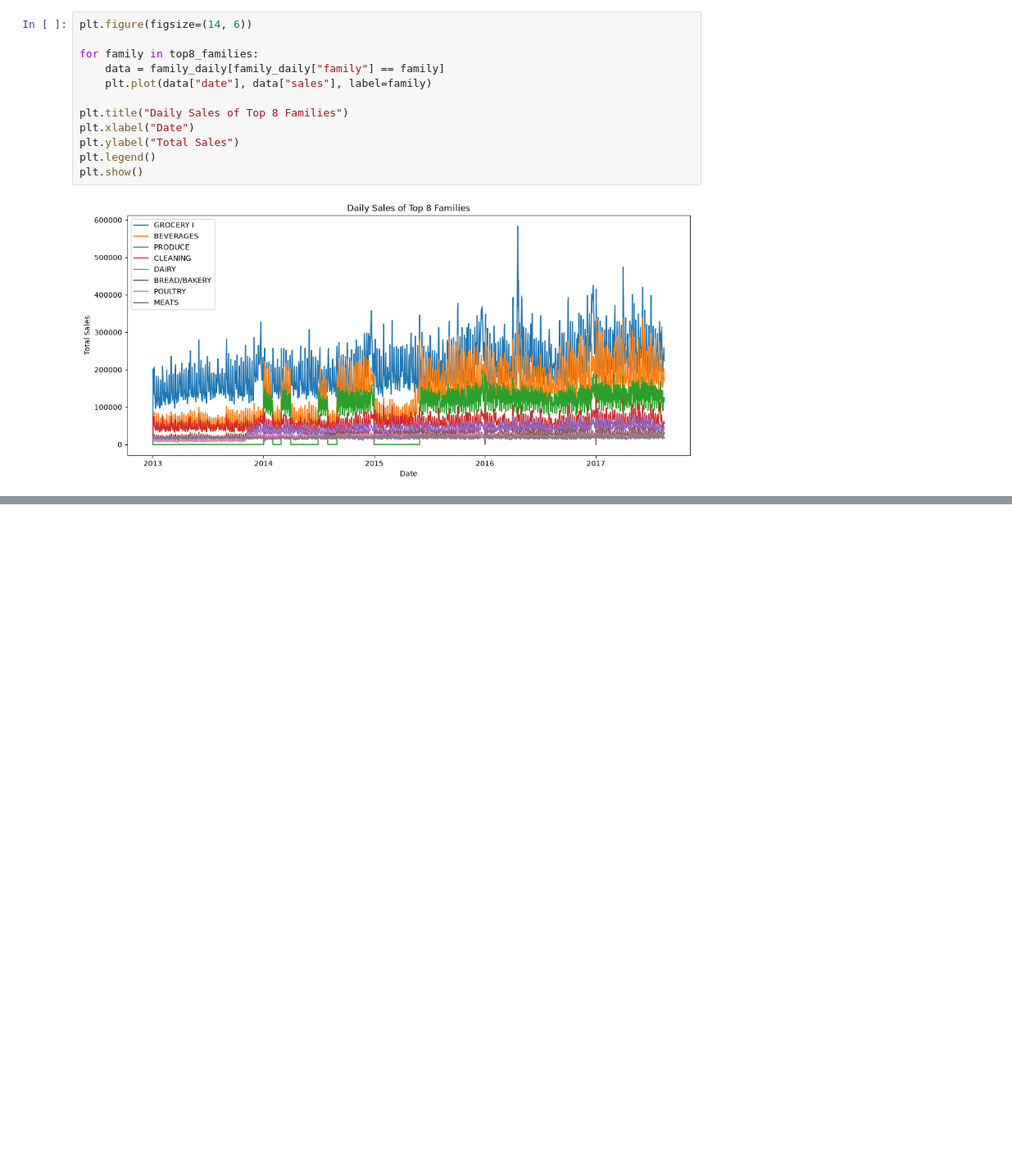
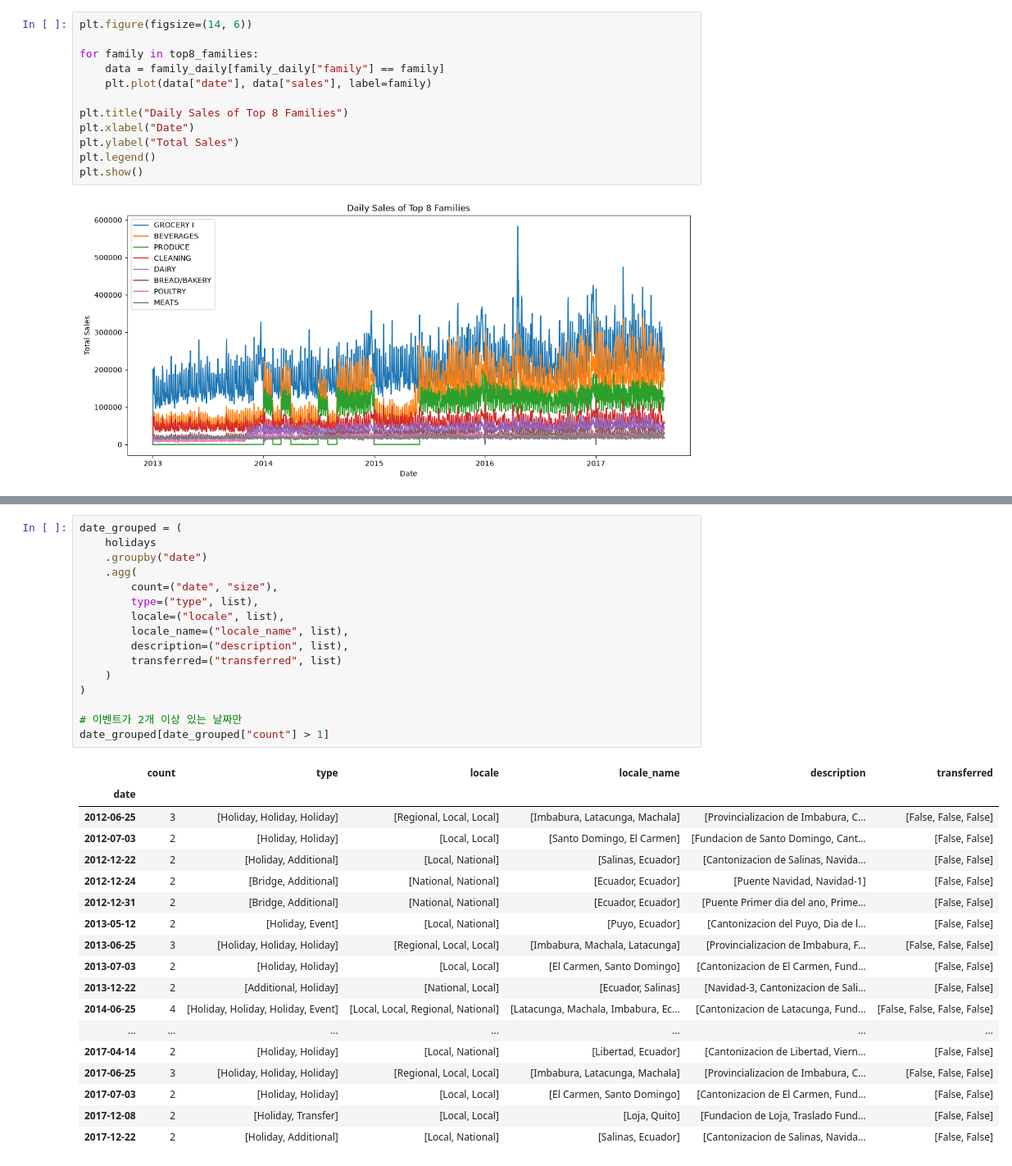
Before and after one commit to yhg365fia/Store-Sales-ML, a Jupyter notebook: notebook/01_eda.ipynb, the cells around one changed output, grey strips where cells are left out. Shown at 82% size. Drawn from its saved outputs; the diff is of its cells as text; blank space fills up the shorter version.

```diff
--- a/notebook/01_eda.ipynb
+++ b/notebook/01_eda.ipynb
@@ -294,0 +523,35 @@ plt.show()
+# %%
+date_grouped = (
+    holidays
+    .groupby("date")
+    .agg(
+        count=("date", "size"),
+        type=("type", list),
+        locale=("locale", list),
+        locale_name=("locale_name", list),
+        description=("description", list),
+        transferred=("transferred", list)
+    )
+)
+
+# 이벤트가 2개 이상 있는 날짜만
+date_grouped[date_grouped["count"] > 1]
+# %% [output]
+|  | count | type | locale | locale_name | description | transferred |
+| date |  |  |  |  |  |  |
+| 2012-06-25 | 3 | [Holiday, Holiday, Holiday] | [Regional, Local, Local] | [Imbabura, Latacunga, Machala] | [Provincializacion de Imbabura, C... | [False, False, False] |
+| 2012-07-03 | 2 | [Holiday, Holiday] | [Local, Local] | [Santo Domingo, El Carmen] | [Fundacion de Santo Domingo, Cant... | [False, False] |
+| 2012-12-22 | 2 | [Holiday, Additional] | [Local, National] | [Salinas, Ecuador] | [Cantonizacion de Salinas, Navida... | [False, False] |
+| 2012-12-24 | 2 | [Bridge, Additional] | [National, National] | [Ecuador, Ecuador] | [Puente Navidad, Navidad-1] | [False, False] |
+| 2012-12-31 | 2 | [Bridge, Additional] | [National, National] | [Ecuador, Ecuador] | [Puente Primer dia del ano, Prime... | [False, False] |
+| 2013-05-12 | 2 | [Holiday, Event] | [Local, National] | [Puyo, Ecuador] | [Cantonizacion del Puyo, Dia de l... | [False, False] |
+| 2013-06-25 | 3 | [Holiday, Holiday, Holiday] | [Regional, Local, Local] | [Imbabura, Machala, Latacunga] | [Provincializacion de Imbabura, F... | [False, False, False] |
+| 2013-07-03 | 2 | [Holiday, Holiday] | [Local, Local] | [El Carmen, Santo Domingo] | [Cantonizacion de El Carmen, Fund... | [False, False] |
+| 2013-12-22 | 2 | [Additional, Holiday] | [National, Local] | [Ecuador, Salinas] | [Navidad-3, Cantonizacion de Sali... | [False, False] |
+| 2014-06-25 | 4 | [Holiday, Holiday, Holiday, Event] | [Local, Local, Regional, National] | [Latacunga, Machala, Imbabura, Ec... | [Cantonizacion de Latacunga, Fund... | [False, False, False, False] |
+| ... | ... | ... | ... | ... | ... | ... |
+| 2017-04-14 | 2 | [Holiday, Holiday] | [Local, National] | [Libertad, Ecuador] | [Cantonizacion de Libertad, Viern... | [False, False] |
+| 2017-06-25 | 3 | [Holiday, Holiday, Holiday] | [Regional, Local, Local] | [Imbabura, Latacunga, Machala] | [Provincializacion de Imbabura, C... | [False, False, False] |
+| 2017-07-03 | 2 | [Holiday, Holiday] | [Local, Local] | [El Carmen, Santo Domingo] | [Cantonizacion de El Carmen, Fund... | [False, False] |
+| 2017-12-08 | 2 | [Holiday, Transfer] | [Local, Local] | [Loja, Quito] | [Fundacion de Loja, Traslado Fund... | [False, False] |
+| 2017-12-22 | 2 | [Holiday, Additional] | [Local, National] | [Salinas, Ecuador] | [Cantonizacion de Salinas, Navida... | [False, False] |
```
Also changed, not shown: parts of 19 cells of this notebook, 2 other files.
